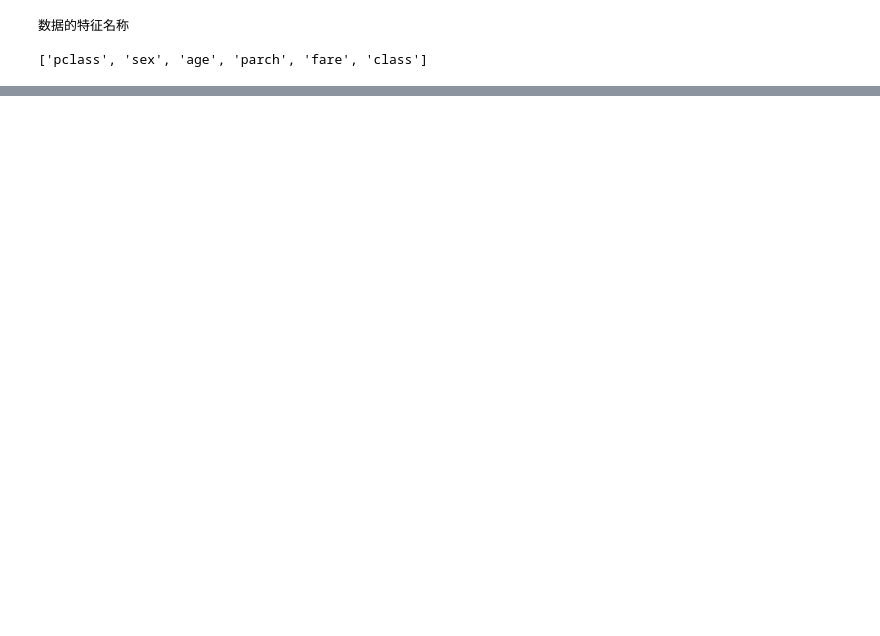
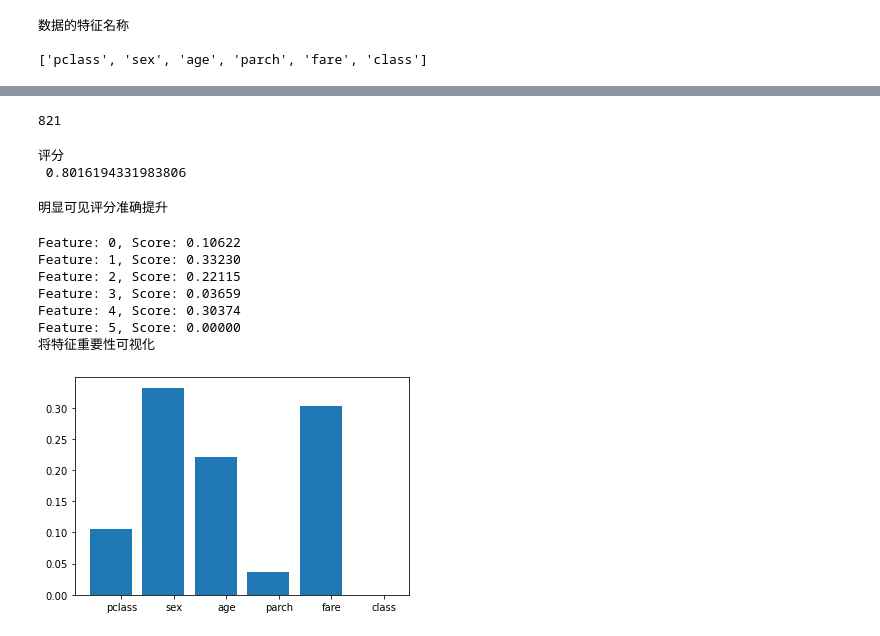
Before and after one commit to JEBYFLIS/Make_a_good_try, a Jupyter notebook: data_clean_read_write.ipynb, the cells around one changed output, grey strips where cells are left out. Saved outputs shown, nothing was run; the diff lists cells and outputs as text; code cells hidden in the pictures; blank space fills up the shorter version.

```diff
--- a/data_clean_read_write.ipynb
+++ b/data_clean_read_write.ipynb
@@ -266,0 +313,6 @@ plt.show()
+# %%
+df_mod2 = df_mod1[(3.97 < df_mod1['age']) & (df_mod1['age'] < 55.428)]
+# %%
+print(len(df_mod2))
+# %% [output]
+821
@@ -266,0 +321,32 @@ plt.show()
+# %%
+x = df_mod2.iloc[:, df_mod2.columns != 'survived']
+y = df_mod2.iloc[:, df_mod2.columns == 'survived']
+x_train, x_test, y_train, y_test = train_test_split(x, y, test_size=0.3)
+clf = DecisionTreeClassifier(random_state=15)
+clf = clf.fit(x_train, y_train)
+score = clf.score(x_test, y_test)
+print('评分\n', score)
+# %% [output]
+评分
+ 0.8016194331983806
+# %%
+print('明显可见评分准确提升')
+# %% [output]
+明显可见评分准确提升
+# %%
+importance = clf.feature_importances_
+for i,v in enumerate(importance):
+    print('Feature: %0d, Score: %.5f' % (i,v))
+print('将特征重要性可视化\n')
+plt.bar([x for x in range(len(importance))], importance)
+plt.xticks([index + 0.2 for index in range(len(lables))], lables) #添加特征标签
+plt.show()
+# %% [output]
+Feature: 0, Score: 0.10622
+Feature: 1, Score: 0.33230
+Feature: 2, Score: 0.22115
+Feature: 3, Score: 0.03659
+Feature: 4, Score: 0.30374
+Feature: 5, Score: 0.00000
+将特征重要性可视化
+[figure, added]
```
Also changed, not shown: parts of 9 cells of this notebook.
